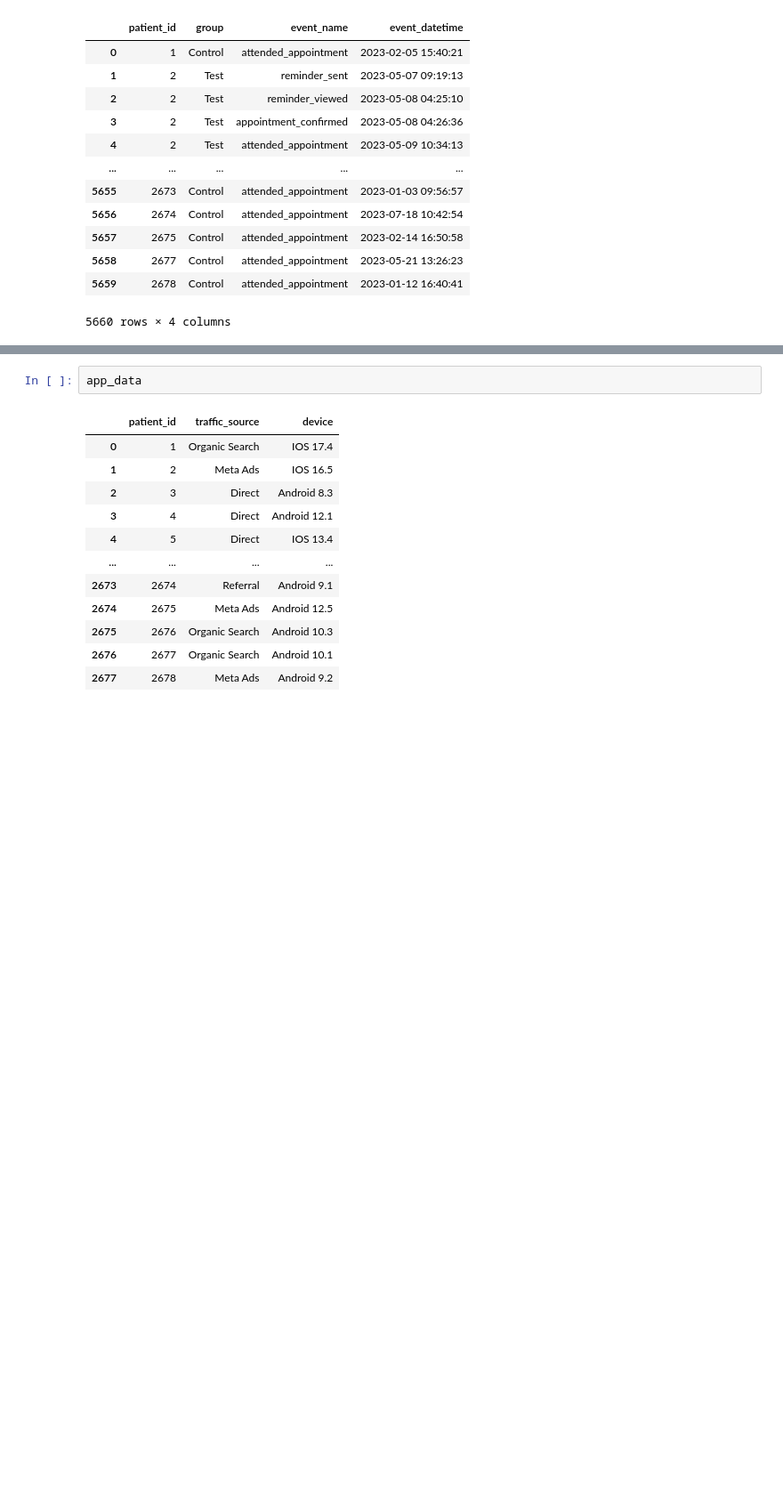
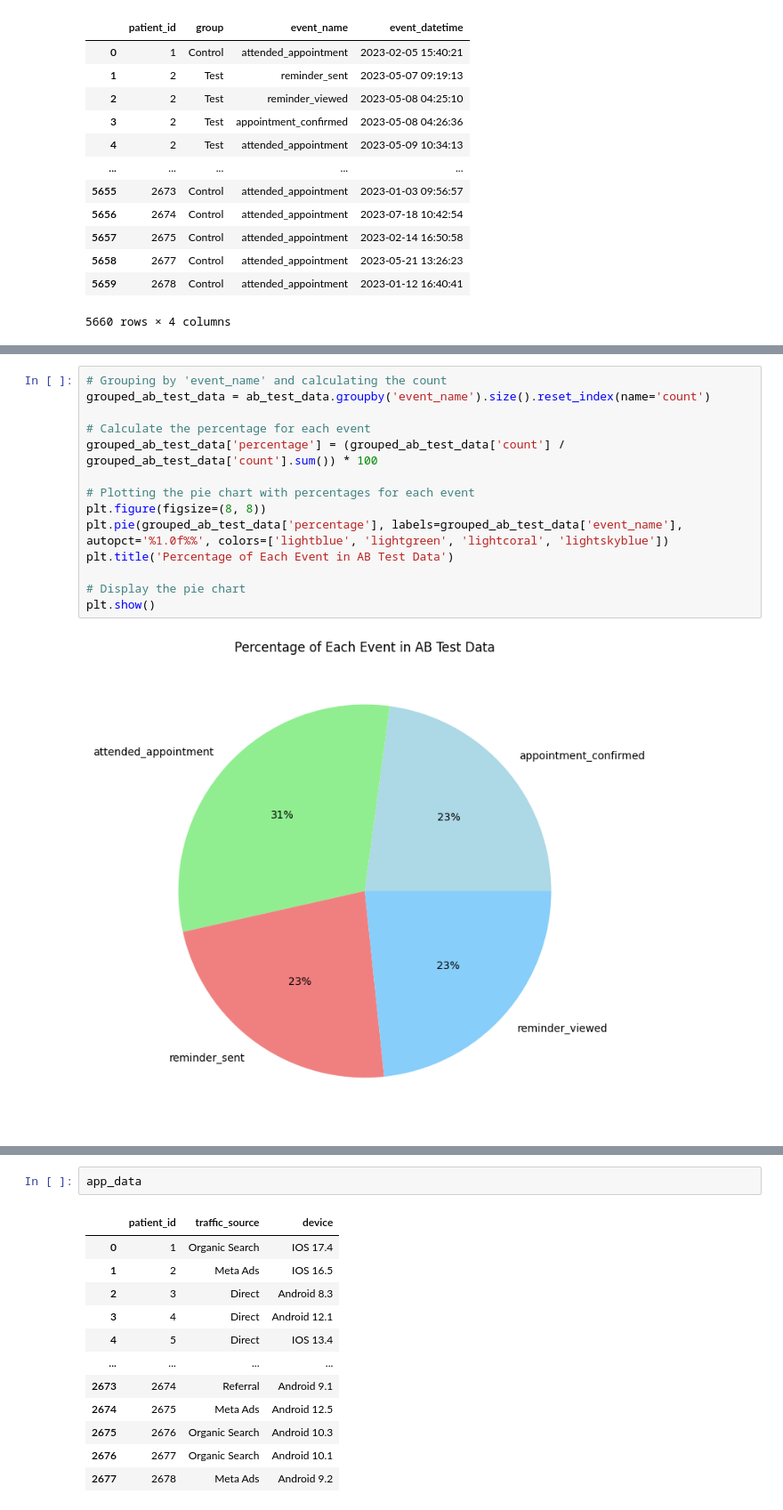
Before and after one commit to Ismat-Samadov/kyla_ProductAnalyst, a Jupyter notebook: task.ipynb, the cells around one changed output, grey strips where cells are left out. Shown: that part at 89% size. Drawn from its saved outputs; the diff is of its cells as text; blank space fills up the shorter version.

```diff
--- a/task.ipynb
+++ b/task.ipynb
@@ -26,0 +94,16 @@ ab_test_data
+# %%
+# Grouping by 'event_name' and calculating the count
+grouped_ab_test_data = ab_test_data.groupby('event_name').size().reset_index(name='count')
+
+# Calculate the percentage for each event
+grouped_ab_test_data['percentage'] = (grouped_ab_test_data['count'] / grouped_ab_test_data['count'].sum()) * 100
+
+# Plotting the pie chart with percentages for each event
+plt.figure(figsize=(8, 8))
+plt.pie(grouped_ab_test_data['percentage'], labels=grouped_ab_test_data['event_name'], autopct='%1.0f%%', colors=['lightblue', 'lightgreen', 'lightcoral', 'lightskyblue'])
+plt.title('Percentage of Each Event in AB Test Data')
+
+# Display the pie chart
+plt.show()
+# %% [output]
+[figure, added]
```
Also changed, not shown: parts of 20 cells of this notebook.
